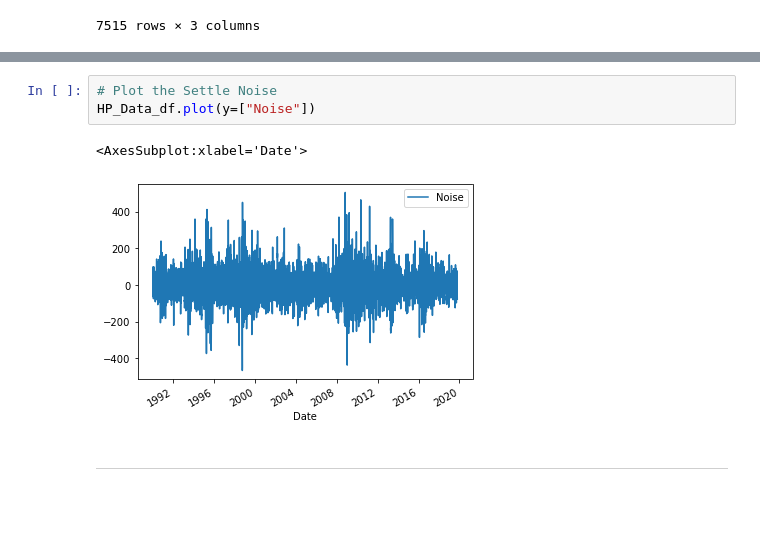
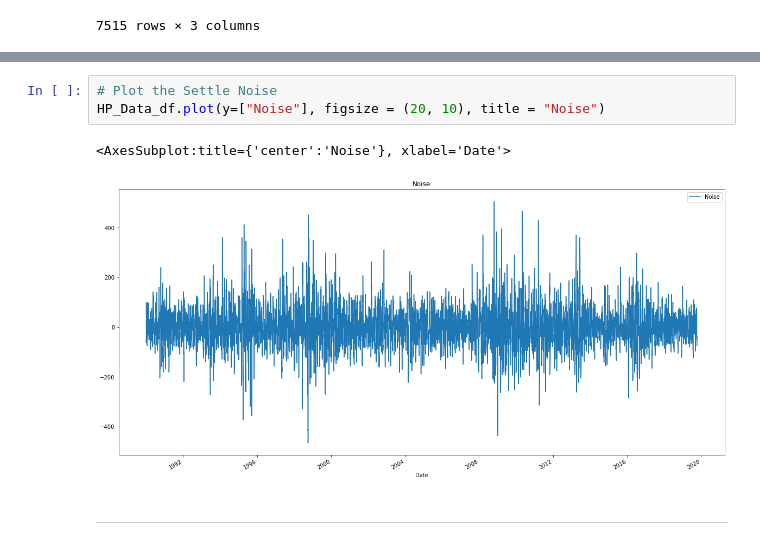
Before and after one commit to Laanu/Time-Series, a Jupyter notebook: Instructions/Starter_Code/time_series_analysis.ipynb, the cells around one changed output, grey strips where cells are left out. Saved outputs shown, nothing was run; the diff lists cells and outputs as text; blank space fills up the shorter version.

```diff
--- a/Instructions/Starter_Code/time_series_analysis.ipynb
+++ b/Instructions/Starter_Code/time_series_analysis.ipynb
@@ -109,9 +109,9 @@ HP_Data_df["2015"].plot(y=["Settle","Trend"])
 # %%
 # Plot the Settle Noise
-HP_Data_df.plot(y=["Noise"])
+HP_Data_df.plot(y=["Noise"], figsize = (20, 10), title = "Noise")
 # %% [output]
-<AxesSubplot:xlabel='Date'>
+<AxesSubplot:title={'center':'Noise'}, xlabel='Date'>
-[figure, old version]
+[figure, new version]
 # %% [markdown]
 ---
 # %% [markdown]
```
Also changed, not shown: parts of 10 cells of this notebook, 1 other file.
